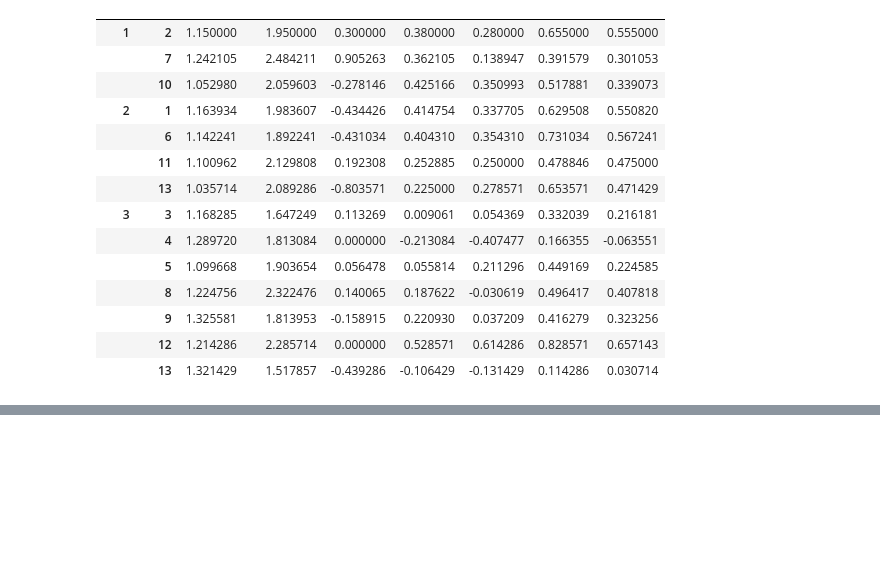
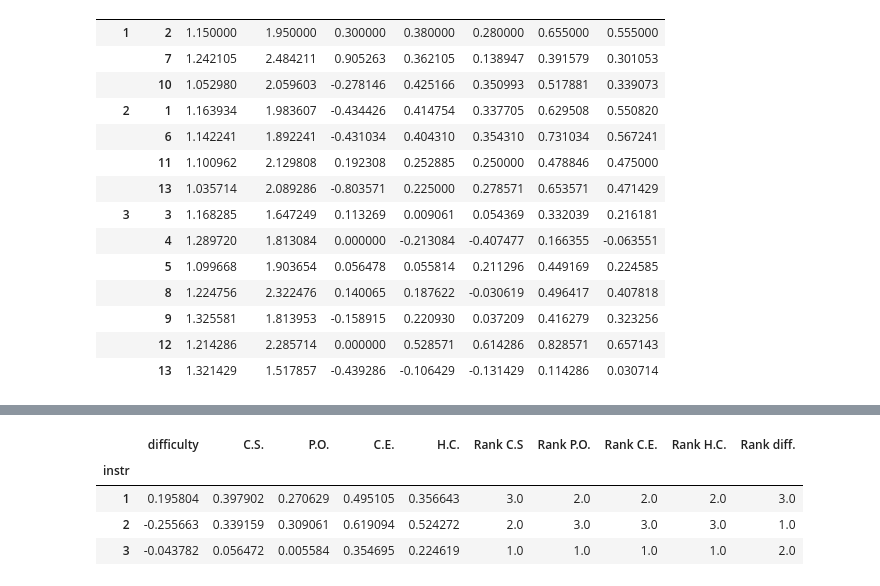
Before and after one commit to bgz10/DS_MA_Q, a Jupyter notebook: DS_NB.ipynb, the cells around one changed output, grey strips where cells are left out. Saved outputs shown, nothing was run; the diff lists cells and outputs as text; code cells hidden in the pictures; blank space fills up the shorter version.

```diff
--- a/DS_NB.ipynb
+++ b/DS_NB.ipynb
@@ -371,0 +426,10 @@ df_alt.describe()
+# %%
+df_rank['Rank diff.'] = df_rank['difficulty'].rank()
+# %%
+df_rank
+# %% [output]
+|  | difficulty | C.S. | P.O. | C.E. | H.C. | Rank C.S | Rank P.O. | Rank C.E. | Rank H.C. | Rank diff. |
+| instr |  |  |  |  |  |  |  |  |  |  |
+| 1 | 0.195804 | 0.397902 | 0.270629 | 0.495105 | 0.356643 | 3.0 | 2.0 | 2.0 | 2.0 | 3.0 |
+| 2 | -0.255663 | 0.339159 | 0.309061 | 0.619094 | 0.524272 | 2.0 | 3.0 | 3.0 | 3.0 | 1.0 |
+| 3 | -0.043782 | 0.056472 | 0.005584 | 0.354695 | 0.224619 | 1.0 | 1.0 | 1.0 | 1.0 | 2.0 |
```
Also changed, not shown: parts of 8 cells of this notebook, 1 other file.
